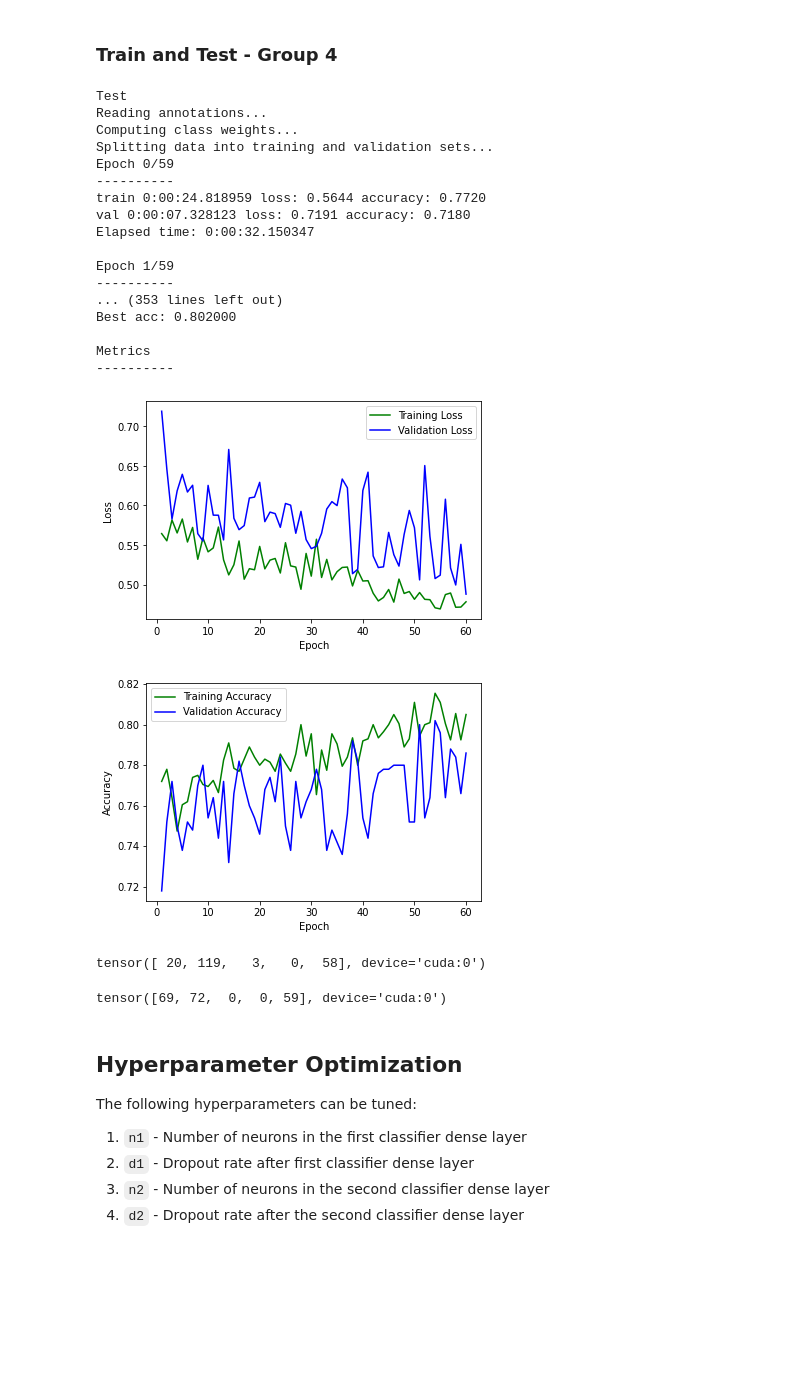
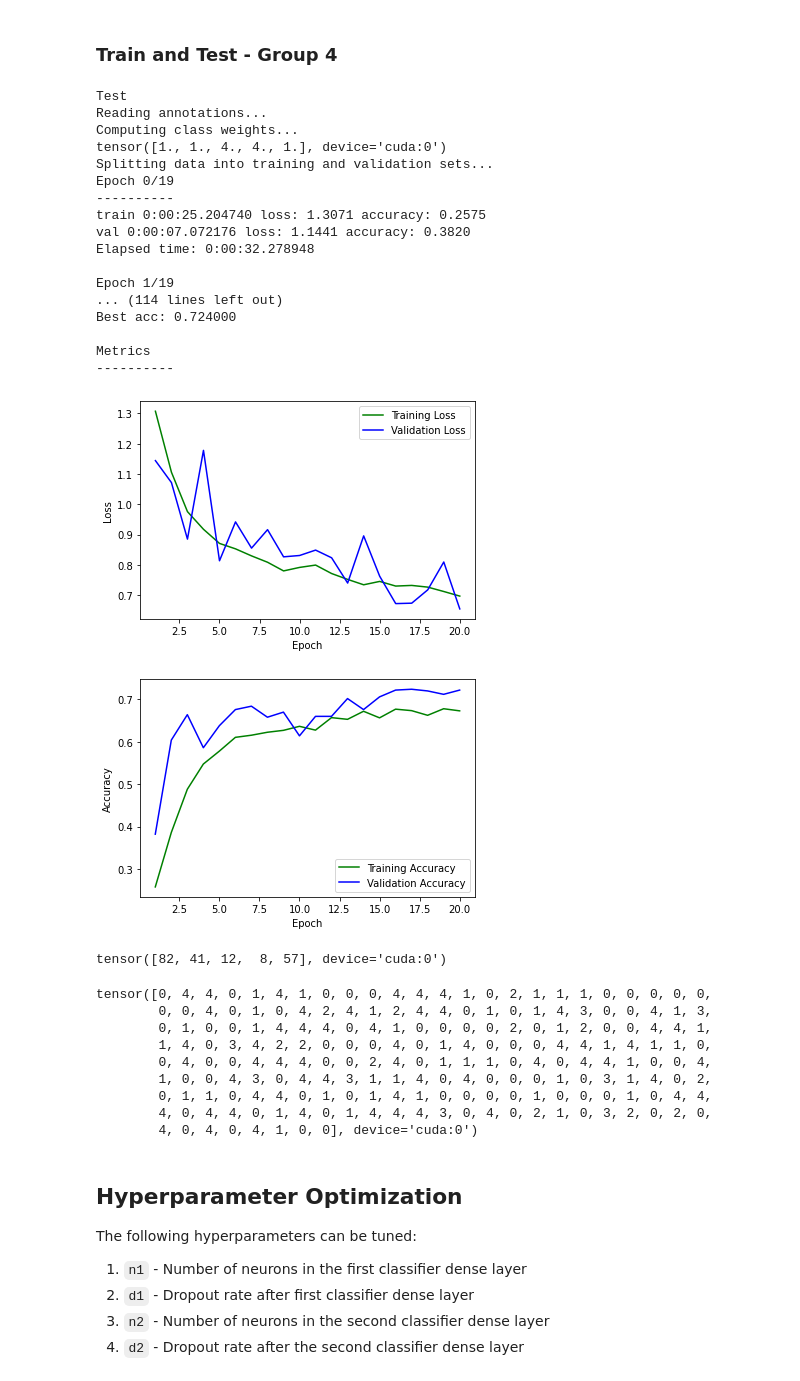
Before and after one commit to jmaness/csc591nn-projc1, a Jupyter notebook: c2.ipynb, the cells around one changed output. Drawn from its saved outputs; the diff is of its cells as text; code cells hidden in the pictures; blank space fills up the shorter version.

Commit message:
Increased the weights for classes 2 and 3. [1,1,4,4,1] and got this test distribution after 20 epochs
[82, 41, 12, 8, 57]

```diff
--- a/c2.ipynb
+++ b/c2.ipynb
@@ -432,7 +432,10 @@ def group_4():
     ann_df = pd.read_csv(TRAIN_DATA_AUGMENTED_ANN_FILE, dtype={'file_name': 'object', 'annotation': 'category'})
 
     print("Computing class weights...")
-    class_weights = compute_class_weights(ann_df, 'annotation')
+    #class_weights = compute_class_weights(ann_df, 'annotation')
+
+    class_weights = torch.tensor([1., 1., 4., 4., 1.]).to(device)
+    print(class_weights)
 
     print("Splitting data into training and validation sets...")
     train_df, val_df = train_test_split(ann_df,
@@ -819,36 +822,44 @@ Finished generating predictions to predictions_c2_g3.csv
 # %% [markdown]
 ### Train and Test - Group 4
 # %%
-#model = get_model(1024, 0.5, 128, 0.5).to(device)
-y_hat_test = train_and_test(model, group_4(), num_epochs=60)
+model = get_model(1024, 0.5, 128, 0.5).to(device)
+y_hat_test = train_and_test(model, group_4(), num_epochs=20)
 y_hat_test.bincount()
 # %% [output]
 Test
 Reading annotations...
 Computing class weights...
+tensor([1., 1., 4., 4., 1.], device='cuda:0')
 Splitting data into training and validation sets...
-Epoch 0/59
+Epoch 0/19
 ----------
-train 0:00:24.818959 loss: 0.5644 accuracy: 0.7720
-val 0:00:07.328123 loss: 0.7191 accuracy: 0.7180
-Elapsed time: 0:00:32.150347
+train 0:00:25.204740 loss: 1.3071 accuracy: 0.2575
+val 0:00:07.072176 loss: 1.1441 accuracy: 0.3820
+Elapsed time: 0:00:32.278948
 
-Epoch 1/59
-----------
-... (353 lines left out)
-Best acc: 0.802000
+Epoch 1/19
+... (114 lines left out)
+Best acc: 0.724000
 
 Metrics
 ----------
-[figure, old version]
+[figure, new version]
-[figure, old version]
+[figure, new version]
-tensor([ 20, 119,   3,   0,  58], device='cuda:0')
+tensor([82, 41, 12,  8, 57], device='cuda:0')
 # %%
 del model
 # %%
-y_hat_test.bincount()
+y_hat_test
 # %% [output]
-tensor([69, 72,  0,  0, 59], device='cuda:0')
+tensor([0, 4, 4, 0, 1, 4, 1, 0, 0, 0, 4, 4, 4, 1, 0, 2, 1, 1, 1, 0, 0, 0, 0, 0,
+        0, 0, 4, 0, 1, 0, 4, 2, 4, 1, 2, 4, 4, 0, 1, 0, 1, 4, 3, 0, 0, 4, 1, 3,
+        0, 1, 0, 0, 1, 4, 4, 4, 0, 4, 1, 0, 0, 0, 0, 2, 0, 1, 2, 0, 0, 4, 4, 1,
+        1, 4, 0, 3, 4, 2, 2, 0, 0, 0, 4, 0, 1, 4, 0, 0, 0, 4, 4, 1, 4, 1, 1, 0,
+        0, 4, 0, 0, 4, 4, 4, 0, 0, 2, 4, 0, 1, 1, 1, 0, 4, 0, 4, 4, 1, 0, 0, 4,
+        1, 0, 0, 4, 3, 0, 4, 4, 3, 1, 1, 4, 0, 4, 0, 0, 0, 1, 0, 3, 1, 4, 0, 2,
+        0, 1, 1, 0, 4, 4, 0, 1, 0, 1, 4, 1, 0, 0, 0, 0, 1, 0, 0, 0, 1, 0, 4, 4,
+        4, 0, 4, 4, 0, 1, 4, 0, 1, 4, 4, 4, 3, 0, 4, 0, 2, 1, 0, 3, 2, 0, 2, 0,
+        4, 0, 4, 0, 4, 1, 0, 0], device='cuda:0')
 # %%
 torch.cuda.empty_cache()
 # %% [markdown]
```
